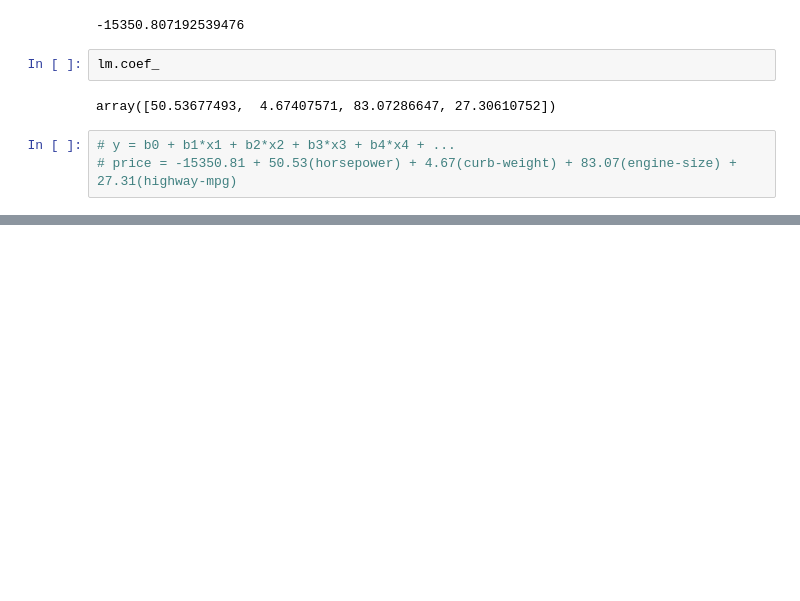
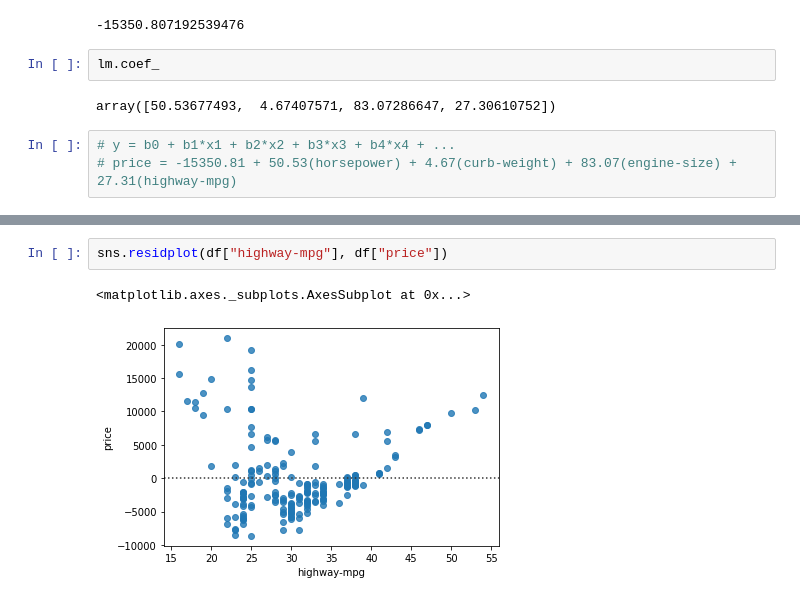
Before and after one commit to andreshg112/coursera-data-analysis, a Jupyter notebook: importing.ipynb, the cells around one changed output, grey strips where cells are left out. Saved outputs shown, nothing was run; the diff lists cells and outputs as text; blank space fills up the shorter version.

```diff
--- a/importing.ipynb
+++ b/importing.ipynb
@@ -421,0 +431,5 @@ array([50.53677493,  4.67407571, 83.07286647, 27.30610752])
+# %%
+sns.residplot(df["highway-mpg"], df["price"])
+# %% [output]
+<matplotlib.axes._subplots.AxesSubplot at 0x...>
+[figure, added]
```
Also changed, not shown: parts of 7 cells of this notebook.
